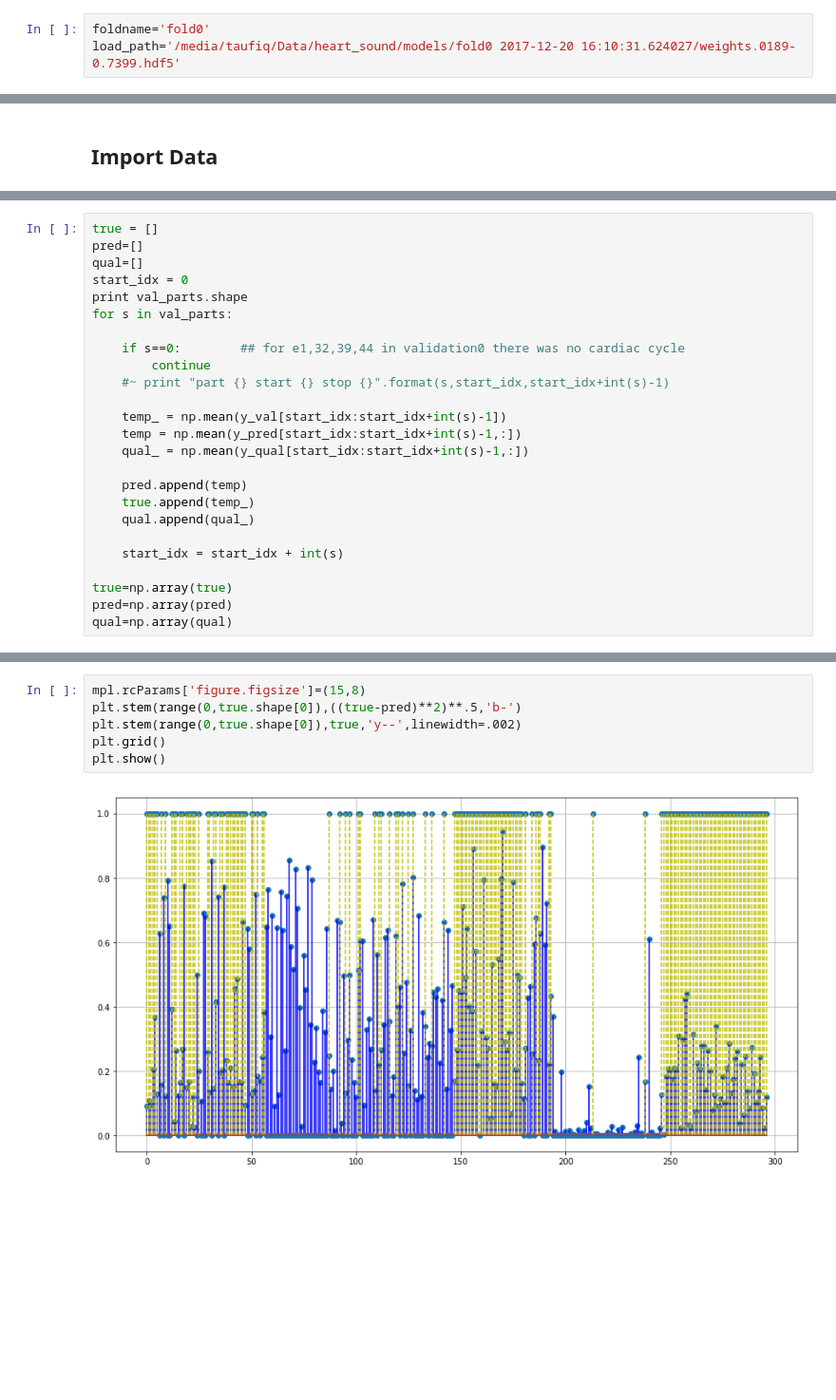
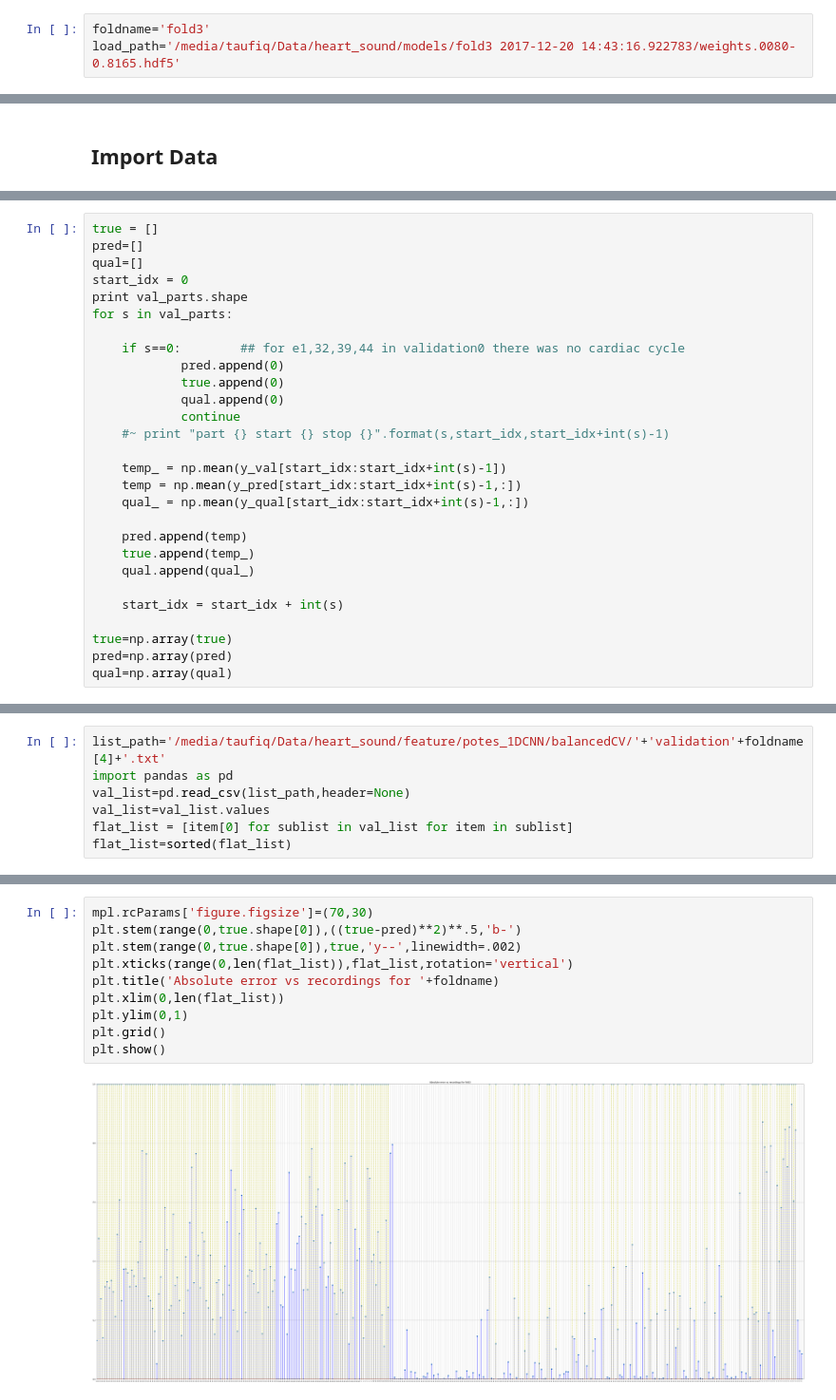
Before and after one commit to AhmedImtiazPrio/heartnet, a Jupyter notebook: codes/Print Predictions.ipynb, the cells around one changed output, grey strips where cells are left out. Shown: that part at 95% size. Cells and saved outputs as stored; diff of their text form; blank space fills up the shorter version.

```diff
--- a/codes/Print Predictions.ipynb
+++ b/codes/Print Predictions.ipynb
@@ -6,8 +6,8 @@ import numpy as np
 import matplotlib as mpl
 import matplotlib.pyplot as plt
 # %%
-foldname='fold0'
-load_path='/media/taufiq/Data/heart_sound/models/fold0 2017-12-20 16:10:31.624027/weights.0189-0.7399.hdf5'
+foldname='fold3'
+load_path='/media/taufiq/Data/heart_sound/models/fold3 2017-12-20 14:43:16.922783/weights.0080-0.8165.hdf5'
 # %% [markdown]
 ## Import Model
 # %%
@@ -81,7 +75,10 @@ print val_parts.shape
 for s in val_parts:
 
 	if s==0:		## for e1,32,39,44 in validation0 there was no cardiac cycle
-		continue
+            pred.append(0)
+            true.append(0)
+            qual.append(0)
+            continue
 	#~ print "part {} start {} stop {}".format(s,start_idx,start_idx+int(s)-1)
 
 	temp_ = np.mean(y_val[start_idx:start_idx+int(s)-1])
@@ -101,0 +101,7 @@ qual=np.array(qual)
+# %%
+list_path='/media/taufiq/Data/heart_sound/feature/potes_1DCNN/balancedCV/'+'validation'+foldname[4]+'.txt'
+import pandas as pd
+val_list=pd.read_csv(list_path,header=None)
+val_list=val_list.values
+flat_list = [item[0] for sublist in val_list for item in sublist]
+flat_list=sorted(flat_list)
@@ -102,8 +110,12 @@ qual=np.array(qual)
 # %%
-mpl.rcParams['figure.figsize']=(15,8)
+mpl.rcParams['figure.figsize']=(70,30)
 plt.stem(range(0,true.shape[0]),((true-pred)**2)**.5,'b-')
 plt.stem(range(0,true.shape[0]),true,'y--',linewidth=.002)
+plt.xticks(range(0,len(flat_list)),flat_list,rotation='vertical')
+plt.title('Absolute error vs recordings for '+foldname)
+plt.xlim(0,len(flat_list))
+plt.ylim(0,1)
 plt.grid()
 plt.show()
 # %% [output]
-[figure, old version]
+[figure, new version]
```
Also changed, not shown: parts of 6 cells of this notebook.
